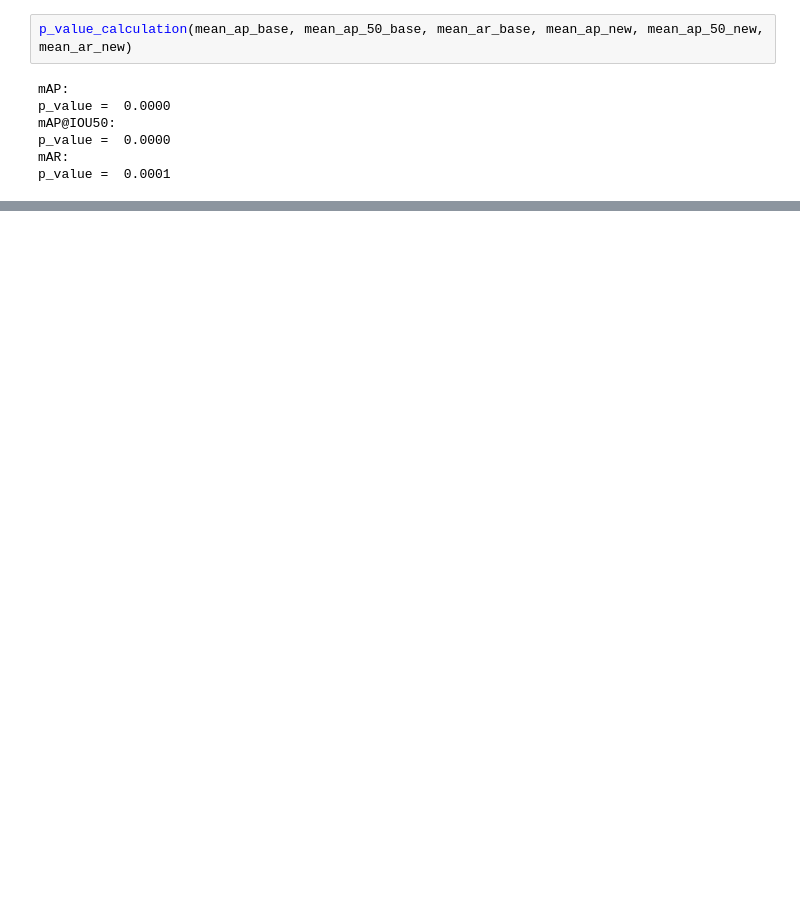
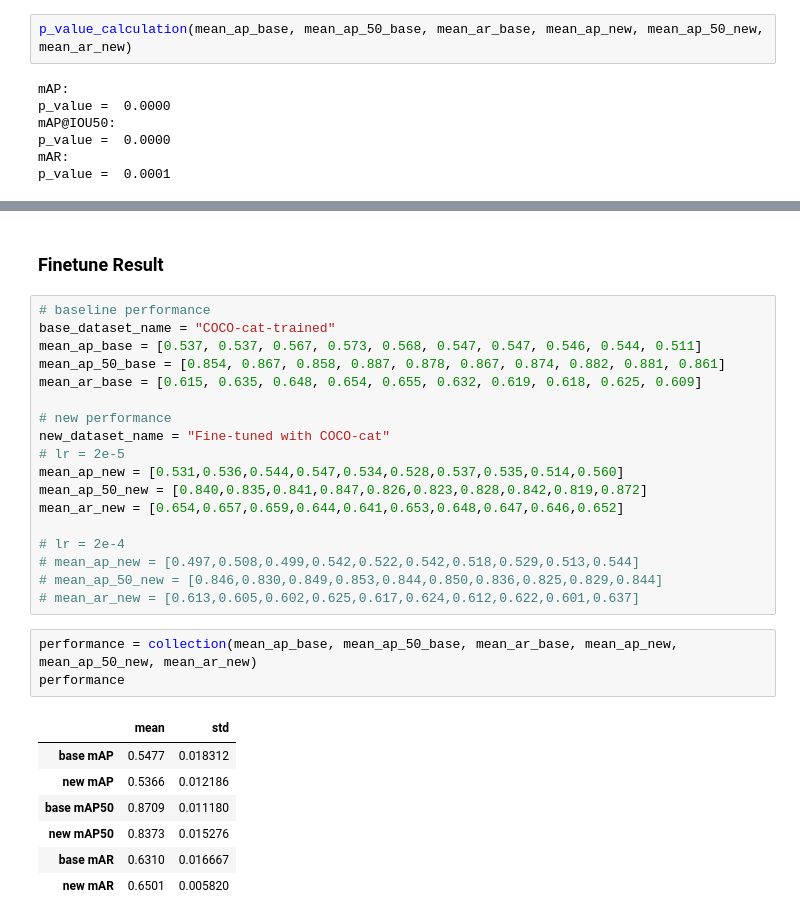
Before and after one commit to Unity-Technologies/datasetinsights, a Jupyter notebook: notebooks/Model_Performance_Statistics.ipynb, the cells around one changed output, grey strips where cells are left out. Saved outputs shown, nothing was run; the diff lists cells and outputs as text; blank space fills up the shorter version.

```diff
--- a/notebooks/Model_Performance_Statistics.ipynb
+++ b/notebooks/Model_Performance_Statistics.ipynb
@@ -221,0 +222,31 @@ p_value =  0.9247
+# %% [markdown]
+### Finetune Result
+# %%
+# baseline performance
+base_dataset_name = "COCO-cat-trained"
+mean_ap_base = [0.537, 0.537, 0.567, 0.573, 0.568, 0.547, 0.547, 0.546, 0.544, 0.511]
+mean_ap_50_base = [0.854, 0.867, 0.858, 0.887, 0.878, 0.867, 0.874, 0.882, 0.881, 0.861]
+mean_ar_base = [0.615, 0.635, 0.648, 0.654, 0.655, 0.632, 0.619, 0.618, 0.625, 0.609]
+
+# new performance
+new_dataset_name = "Fine-tuned with COCO-cat"
+# lr = 2e-5
+mean_ap_new = [0.531,0.536,0.544,0.547,0.534,0.528,0.537,0.535,0.514,0.560]
+mean_ap_50_new = [0.840,0.835,0.841,0.847,0.826,0.823,0.828,0.842,0.819,0.872]
+mean_ar_new = [0.654,0.657,0.659,0.644,0.641,0.653,0.648,0.647,0.646,0.652]
+
+# lr = 2e-4
+# mean_ap_new = [0.497,0.508,0.499,0.542,0.522,0.542,0.518,0.529,0.513,0.544]
+# mean_ap_50_new = [0.846,0.830,0.849,0.853,0.844,0.850,0.836,0.825,0.829,0.844]
+# mean_ar_new = [0.613,0.605,0.602,0.625,0.617,0.624,0.612,0.622,0.601,0.637]
+# %%
+performance = collection(mean_ap_base, mean_ap_50_base, mean_ar_base, mean_ap_new, mean_ap_50_new, mean_ar_new)
+performance
+# %% [output]
+|  | mean | std |
+| base mAP | 0.5477 | 0.018312 |
+| new mAP | 0.5366 | 0.012186 |
+| base mAP50 | 0.8709 | 0.011180 |
+| new mAP50 | 0.8373 | 0.015276 |
+| base mAR | 0.6310 | 0.016667 |
+| new mAR | 0.6501 | 0.005820 |
```
Also changed, not shown: parts of 23 cells of this notebook, 2 other files.
